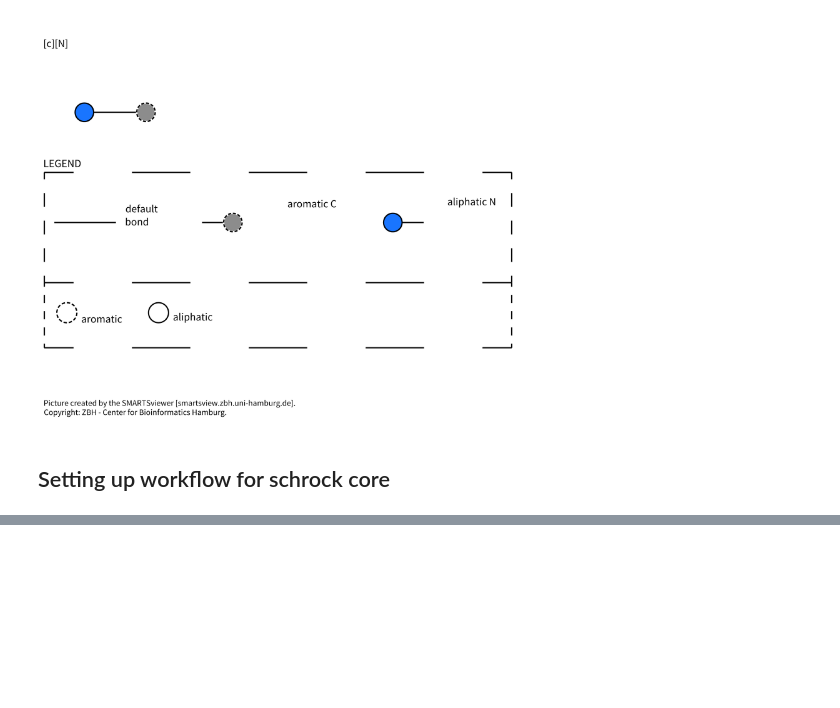
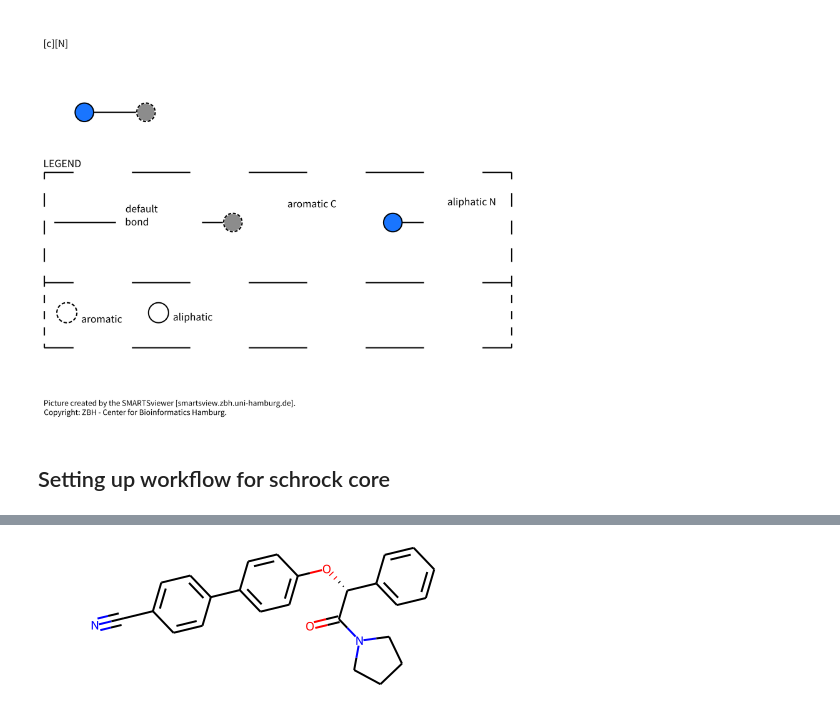
Before and after one commit to Strandgaard96/GB_GA, a Jupyter notebook: notebooks/investigate_amines.ipynb, the cells around one changed output, grey strips where cells are left out. Saved outputs shown, nothing was run; the diff lists cells and outputs as text; code cells hidden in the pictures; blank space fills up the shorter version.

```diff
--- a/notebooks/investigate_amines.ipynb
+++ b/notebooks/investigate_amines.ipynb
@@ -110,0 +145,5 @@ im1
+# %%
+mol_list = []
+with open("../data/ZINC_1000_amines.smi", "r") as file:
+    for smiles in file:
+        mol_list.append(Chem.MolFromSmiles(smiles))
@@ -110,0 +177,4 @@ im1
+# %%
+mol_list[0]
+# %% [output]
+[figure, added]
```
Also changed, not shown: parts of 34 cells of this notebook, 7 other files.
